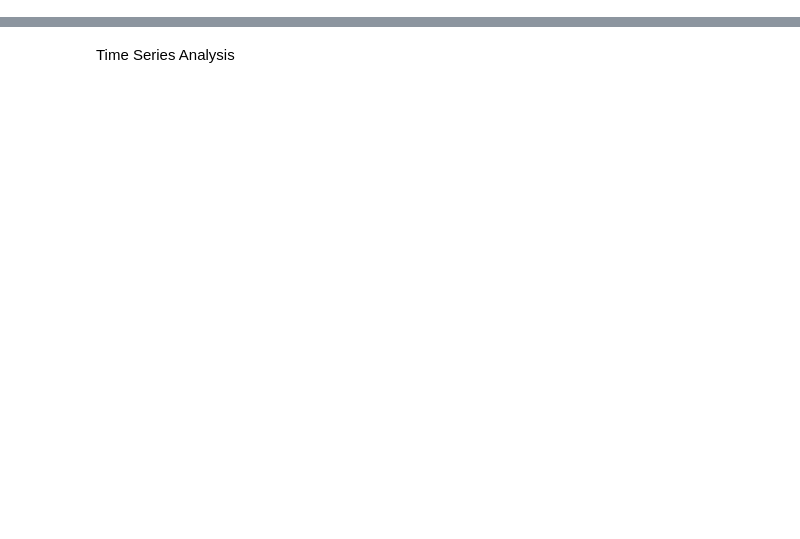
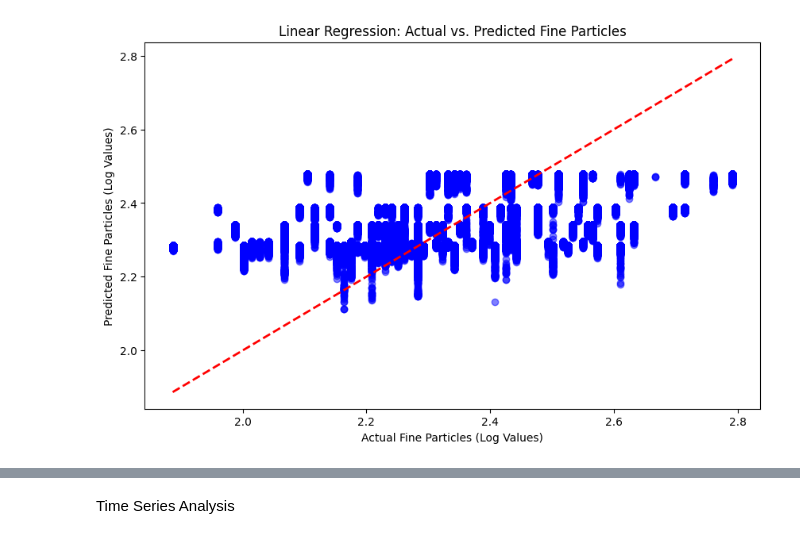
Before and after one commit to PonceEvelin/CS210_FinalProject, a Jupyter notebook: 02_analysis_and_modeling.ipynb, the cells around one changed output, grey strips where cells are left out. Drawn from its saved outputs; the diff is of its cells as text; code cells hidden in the pictures; blank space fills up the shorter version.

```diff
--- a/02_analysis_and_modeling.ipynb
+++ b/02_analysis_and_modeling.ipynb
@@ -235,13 +451,33 @@ plt.show()
 # %%
+# Visualize the performance of the fine particles linear regression model
+# Compare the actual fine particle values to the predicted values to see how accurate the model is
+# The closer the points are to the line, the better the model is performing
 
-#show linear regression fine particles
-plt.figure(figsize=(10, 6))
-plt.scatter(y_test_particles, y_pred_particles, alpha=0.5, color='blue')
+# Create the figure
+plt.figure(figsize = (10, 6))
 
-plt.plot([y_test_particles.min(), y_test_particles.max()], [y_test_particles.min(), y_test_particles.max()], 'r--', lw=2)
+# Plot the actual vs predicted fine particle values as a scatter plot
+plt.scatter(y_test_particles, y_pred_particles, alpha = 0.5, color = 'blue')
 
+# Draw a red dashed line representing the perfect prediction like the y = x line
+plt.plot(
+        [y_test_particles.min(), y_test_particles.max()],
+        [y_test_particles.min(), y_test_particles.max()],
+        'r--',
+        lw=2
+    )
+
+# Label the x-axis as actual fine particle values which are log scaled
 plt.xlabel('Actual Fine Particles (Log Values)')
+
+# Label the y-axis as predicted fine particle values which are log scaled as well
 plt.ylabel('Predicted Fine Particles (Log Values)')
+
+# The title of the plot
 plt.title('Linear Regression: Actual vs. Predicted Fine Particles')
+
+# Display the plot
 plt.show()
+# %% [output]
+[figure, added]
 # %%
```
Also changed, not shown: parts of 66 cells of this notebook, 1 other file.
